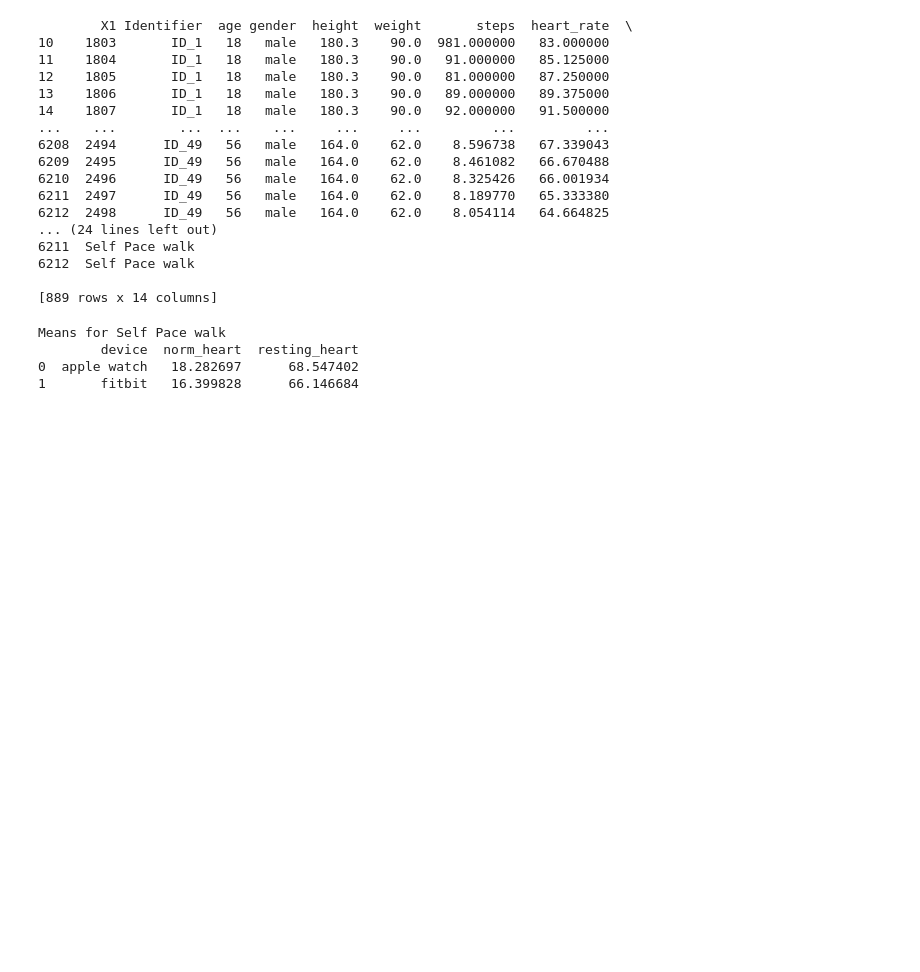
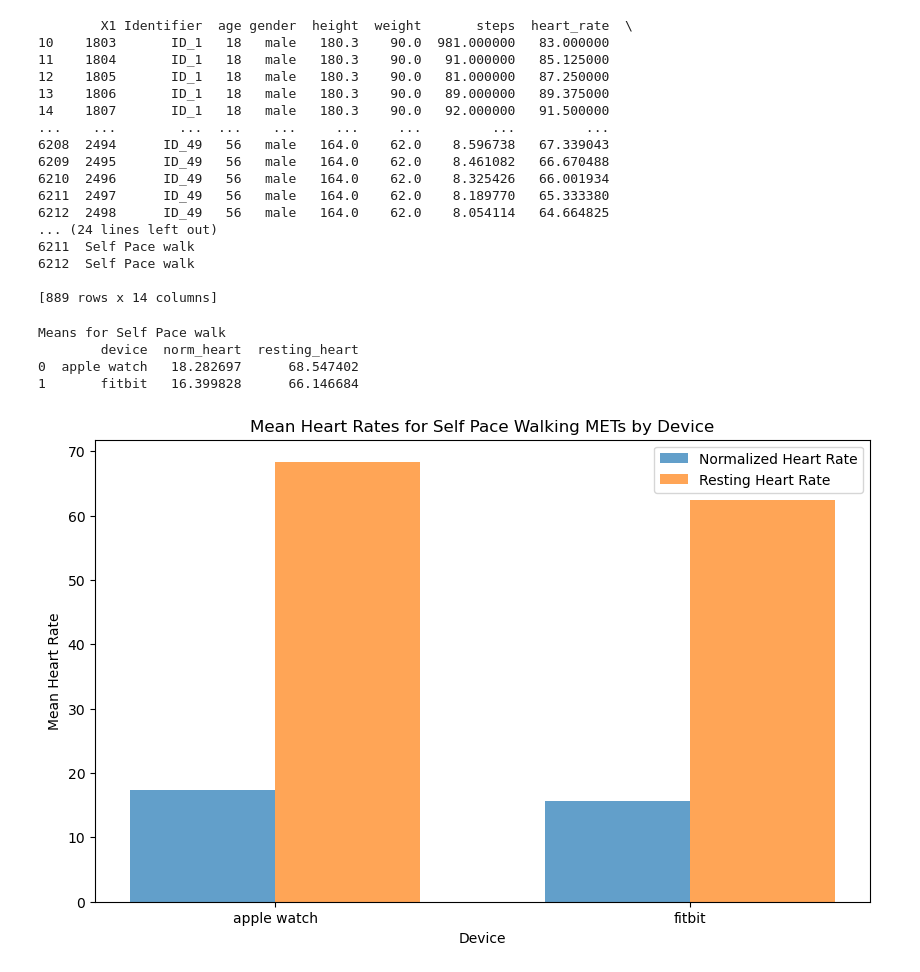
Before and after one commit to caitepley/Group1-Project1, a Jupyter notebook: main_aw.ipynb, the cells around one changed output. Saved outputs shown, nothing was run; the diff lists cells and outputs as text; code cells hidden in the pictures; blank space fills up the shorter version.

```diff
--- a/main_aw.ipynb
+++ b/main_aw.ipynb
@@ -357,3 +445,20 @@ Means for Self Pace walk
         device  norm_heart  resting_heart
 0  apple watch   18.282697      68.547402
 1       fitbit   16.399828      66.146684
+# %%
+# Grouped bar chart for mean heart rates by device
+bar_width = 0.35
+index = np.arange(len(means_walk_df['device']))
+
+plt.figure(figsize=(10, 6))
+plt.bar(index, means_walk_df['norm_heart'], width=bar_width, label='Normalized Heart Rate', alpha=0.7)
+plt.bar(index + bar_width, means_walk_df['resting_heart'], width=bar_width, label='Resting Heart Rate', alpha=0.7)
+
+plt.xlabel('Device')
+plt.ylabel('Mean Heart Rate')
+plt.title('Mean Heart Rates for Self Pace Walking METs by Device')
+plt.xticks(index + bar_width / 2, means_walk_df['device'])
+plt.legend()
+plt.show()
+# %% [output]
+[figure, added]
```
Also changed, not shown: parts of 10 cells of this notebook.
